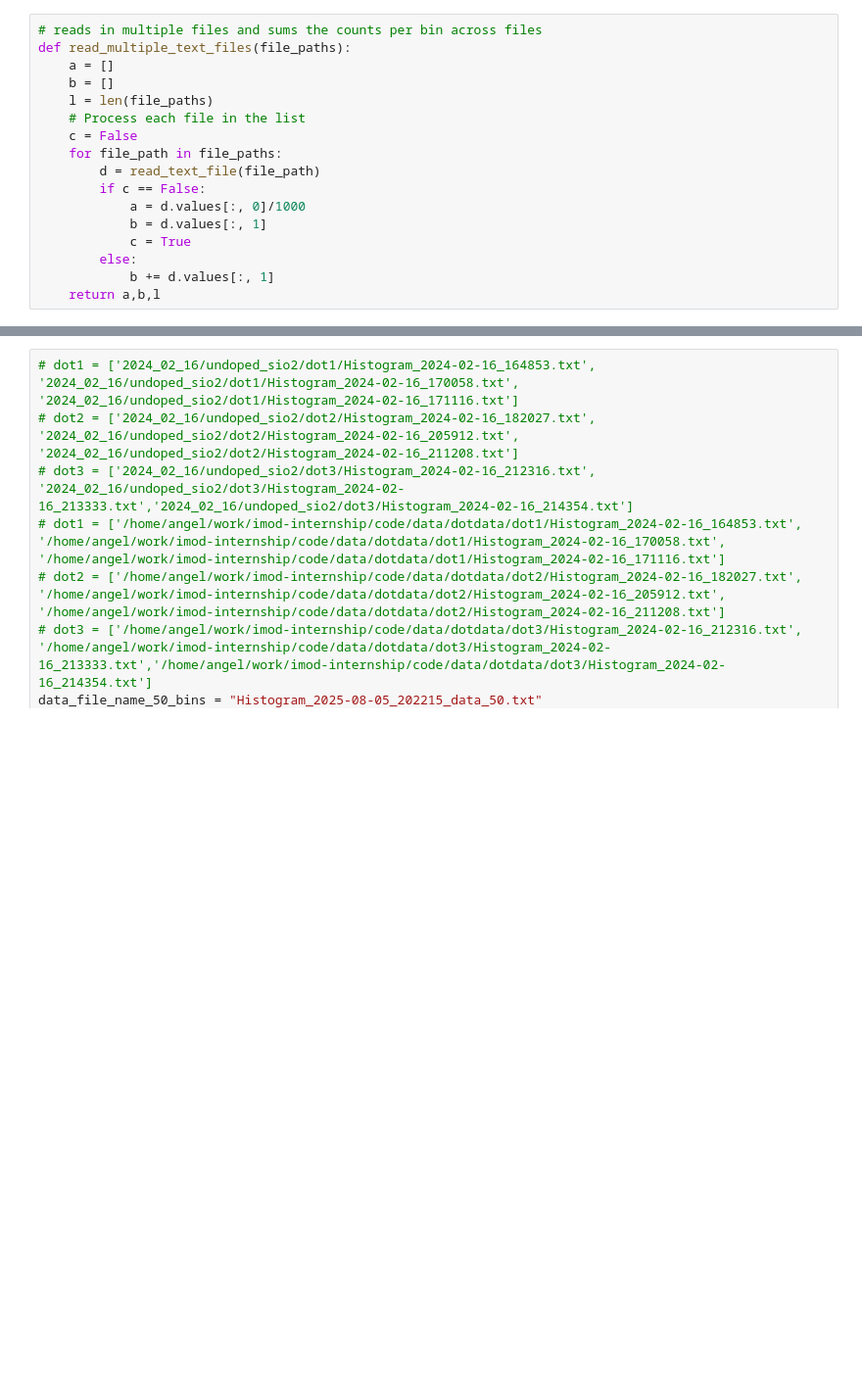
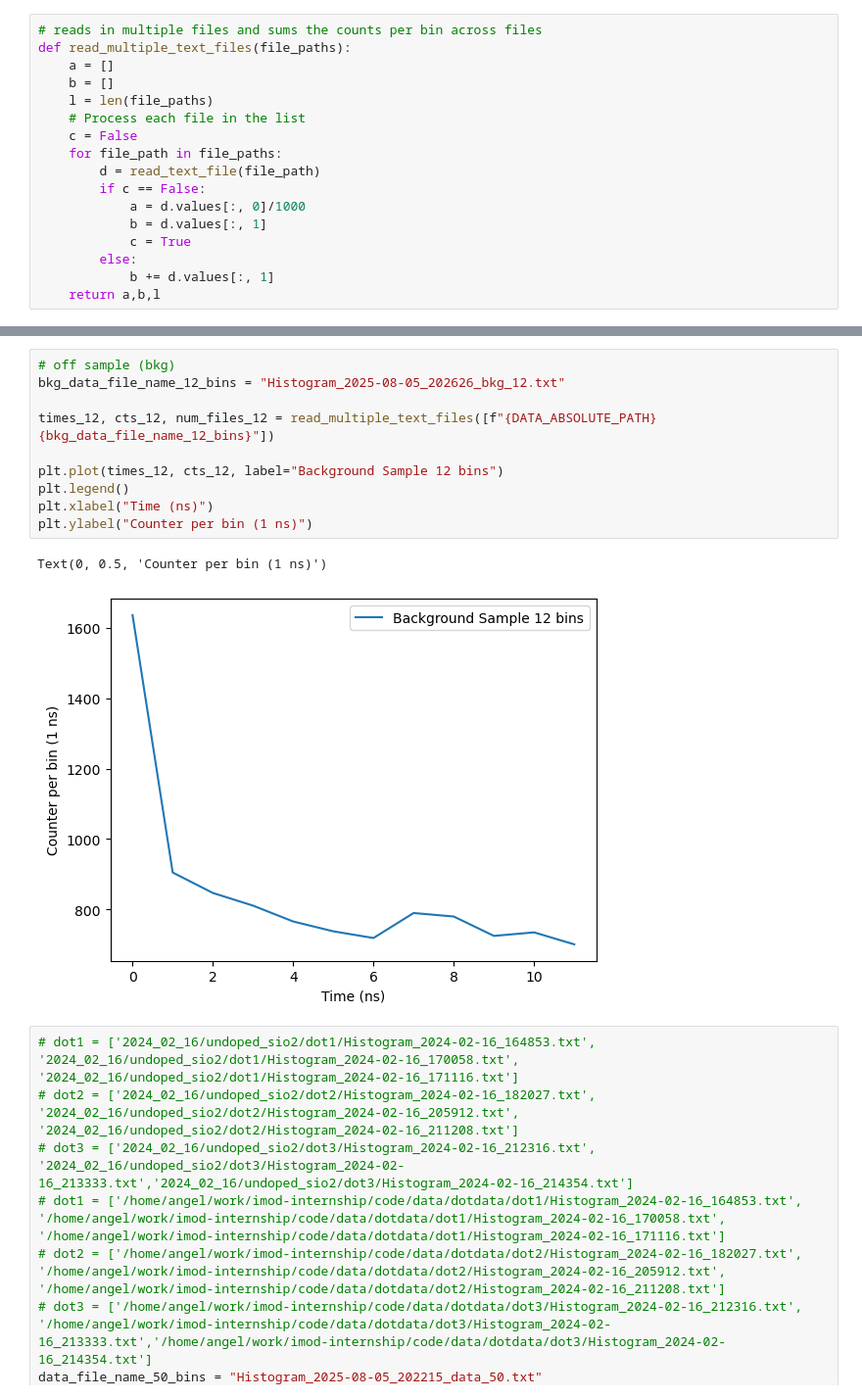
Before and after one commit to UW-Quantum-Defect-Lab/qdmodel, a Jupyter notebook: qdanalysis/timetagger_analysis/lifetimeanalysis.ipynb, the cells around one changed output, grey strips where cells are left out. Shown at 98% size. Cells and saved outputs as stored; diff of their text form; blank space fills up the shorter version.

```diff
--- a/qdanalysis/timetagger_analysis/lifetimeanalysis.ipynb
+++ b/qdanalysis/timetagger_analysis/lifetimeanalysis.ipynb
@@ -122,3 +122,16 @@ Text(0, 0.5, 'Counts per bin (1 ns)')
+# %%
+# off sample (bkg)
+bkg_data_file_name_12_bins = "Histogram_2025-08-05_202626_bkg_12.txt"
+
+times_12, cts_12, num_files_12 = read_multiple_text_files([f"{DATA_ABSOLUTE_PATH}{bkg_data_file_name_12_bins}"])
+
+plt.plot(times_12, cts_12, label="Background Sample 12 bins")
+plt.legend()
+plt.xlabel("Time (ns)")
+plt.ylabel("Counter per bin (1 ns)")
+# %% [output]
+Text(0, 0.5, 'Counter per bin (1 ns)')
+[figure, added]
 # %%
 # dot1 = ['2024_02_16/undoped_sio2/dot1/Histogram_2024-02-16_164853.txt', '2024_02_16/undoped_sio2/dot1/Histogram_2024-02-16_170058.txt', '2024_02_16/undoped_sio2/dot1/Histogram_2024-02-16_171116.txt']
 # dot2 = ['2024_02_16/undoped_sio2/dot2/Histogram_2024-02-16_182027.txt', '2024_02_16/undoped_sio2/dot2/Histogram_2024-02-16_205912.txt', '2024_02_16/undoped_sio2/dot2/Histogram_2024-02-16_211208.txt']
```
Also changed, not shown: parts of 4 cells of this notebook.
